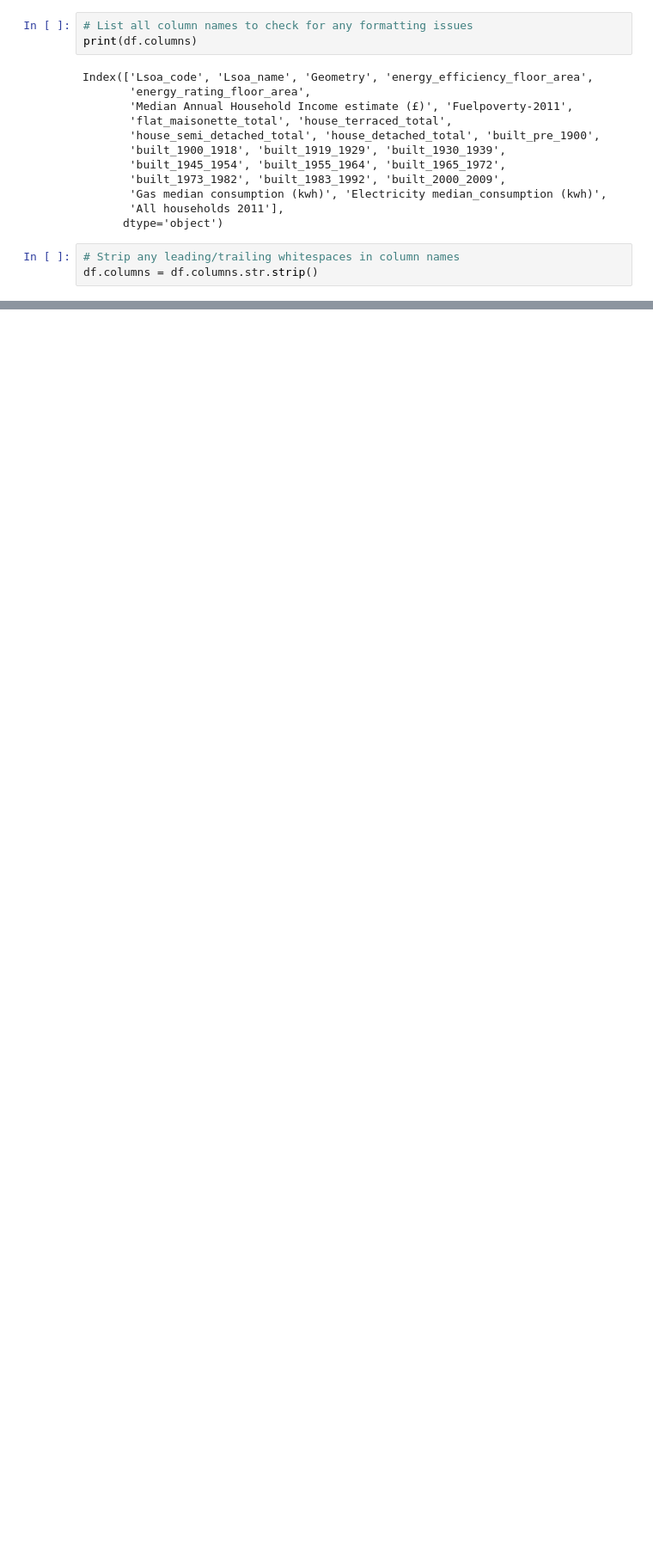
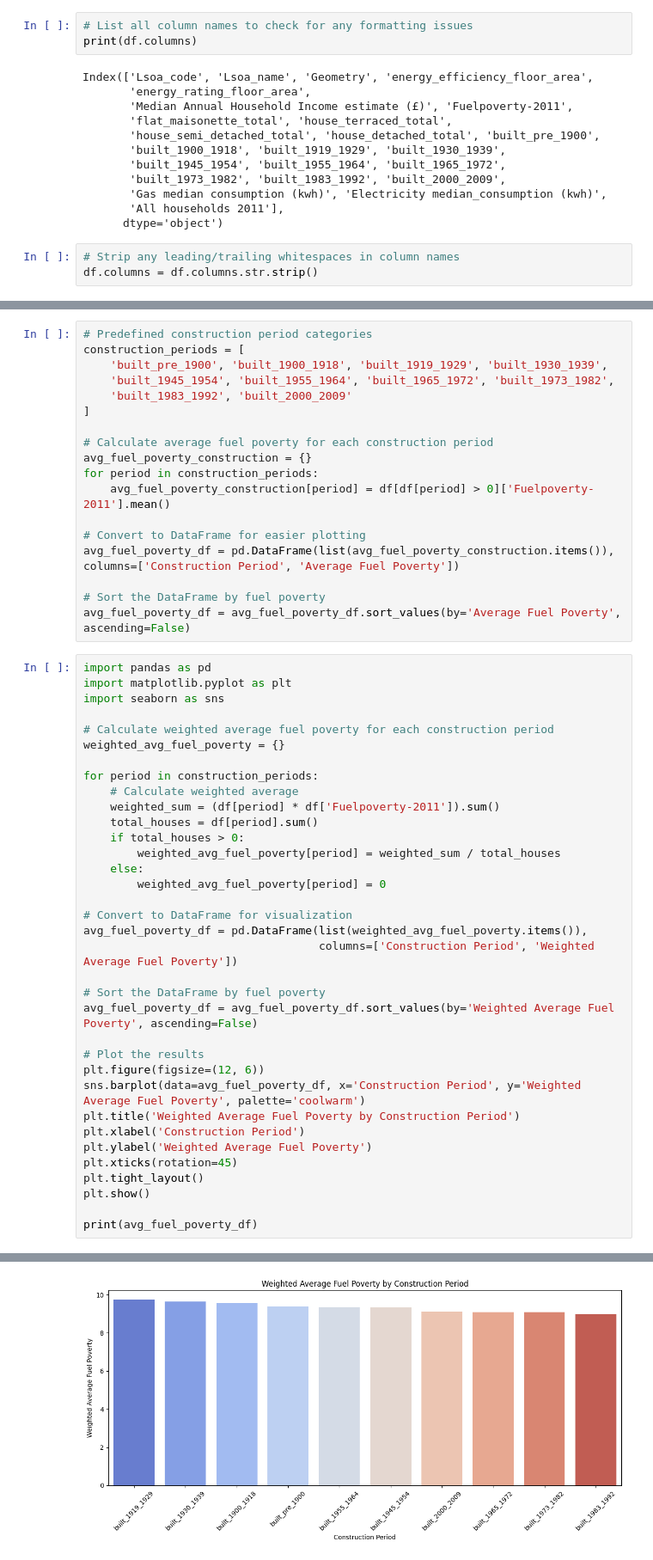
Before and after one commit to shakthi01912/Urban_sustainability_2025_Hackthon, a Jupyter notebook: Fuel poverty 2011/all_dataset.ipynb, the cells around one changed output, grey strips where cells are left out. Shown at 86% size. Drawn from its saved outputs; the diff is of its cells as text; blank space fills up the shorter version.

```diff
--- a/Fuel poverty 2011/all_dataset.ipynb
+++ b/Fuel poverty 2011/all_dataset.ipynb
@@ -381,0 +475,54 @@ Passing `palette` without assigning `hue` is deprecated and will be removed in v
+# %%
+# Predefined construction period categories
+construction_periods = [
+    'built_pre_1900', 'built_1900_1918', 'built_1919_1929', 'built_1930_1939',
+    'built_1945_1954', 'built_1955_1964', 'built_1965_1972', 'built_1973_1982',
+    'built_1983_1992', 'built_2000_2009'
+]
+
+# Calculate average fuel poverty for each construction period
+avg_fuel_poverty_construction = {}
+for period in construction_periods:
+    avg_fuel_poverty_construction[period] = df[df[period] > 0]['Fuelpoverty-2011'].mean()
+
+# Convert to DataFrame for easier plotting
+avg_fuel_poverty_df = pd.DataFrame(list(avg_fuel_poverty_construction.items()), columns=['Construction Period', 'Average Fuel Poverty'])
+
+# Sort the DataFrame by fuel poverty
+avg_fuel_poverty_df = avg_fuel_poverty_df.sort_values(by='Average Fuel Poverty', ascending=False)
+# %%
+import pandas as pd
+import matplotlib.pyplot as plt
+import seaborn as sns
+
+# Calculate weighted average fuel poverty for each construction period
+weighted_avg_fuel_poverty = {}
+
+for period in construction_periods:
+    # Calculate weighted average
+    weighted_sum = (df[period] * df['Fuelpoverty-2011']).sum()
+    total_houses = df[period].sum()
+    if total_houses > 0:
+        weighted_avg_fuel_poverty[period] = weighted_sum / total_houses
+    else:
+        weighted_avg_fuel_poverty[period] = 0
+
+# Convert to DataFrame for visualization
+avg_fuel_poverty_df = pd.DataFrame(list(weighted_avg_fuel_poverty.items()),
+                                   columns=['Construction Period', 'Weighted Average Fuel Poverty'])
+
+# Sort the DataFrame by fuel poverty
+avg_fuel_poverty_df = avg_fuel_poverty_df.sort_values(by='Weighted Average Fuel Poverty', ascending=False)
+
+# Plot the results
+plt.figure(figsize=(12, 6))
+sns.barplot(data=avg_fuel_poverty_df, x='Construction Period', y='Weighted Average Fuel Poverty', palette='coolwarm')
+plt.title('Weighted Average Fuel Poverty by Construction Period')
+plt.xlabel('Construction Period')
+plt.ylabel('Weighted Average Fuel Poverty')
+plt.xticks(rotation=45)
+plt.tight_layout()
+plt.show()
+
+print(avg_fuel_poverty_df)
+# %% [output]
@@ -381,0 +532 @@ Passing `palette` without assigning `hue` is deprecated and will be removed in v
+[figure, added]
```
Also changed, not shown: parts of 43 cells of this notebook, 1 other file.
